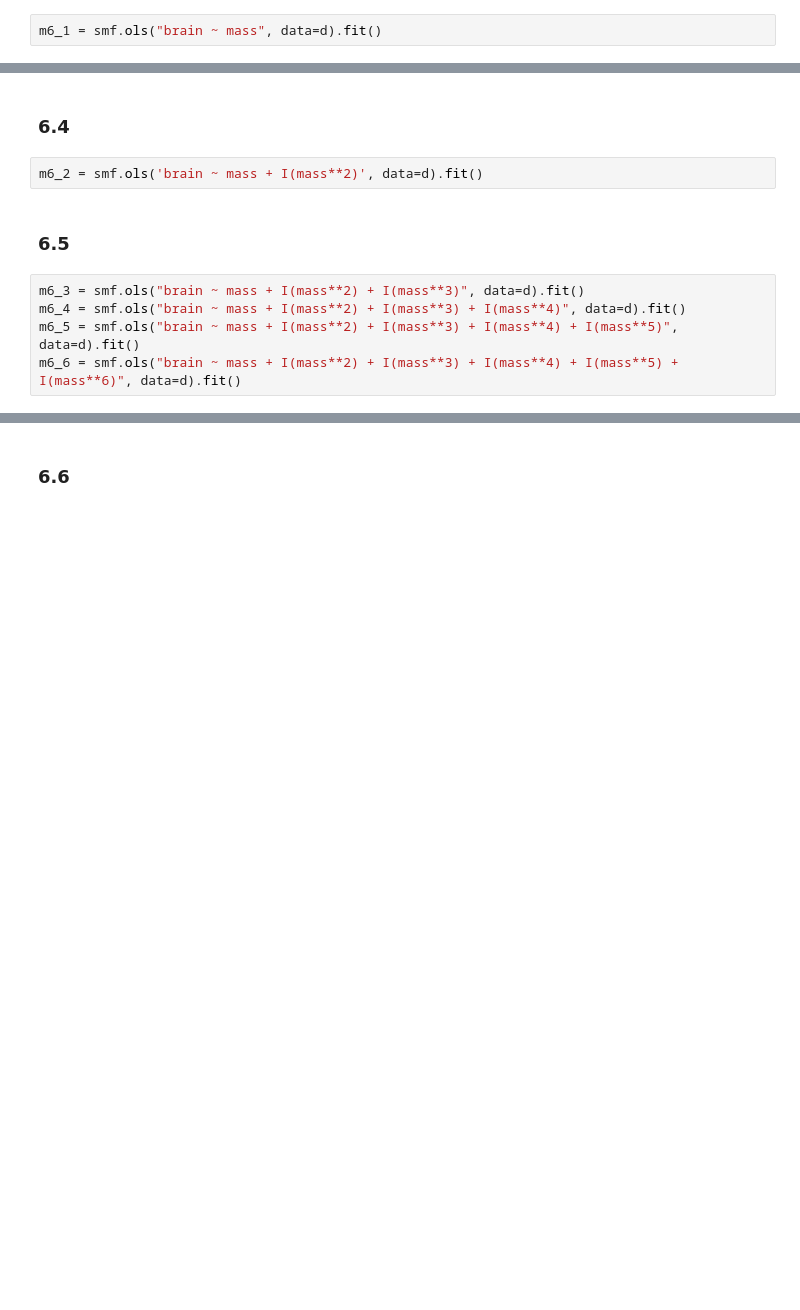
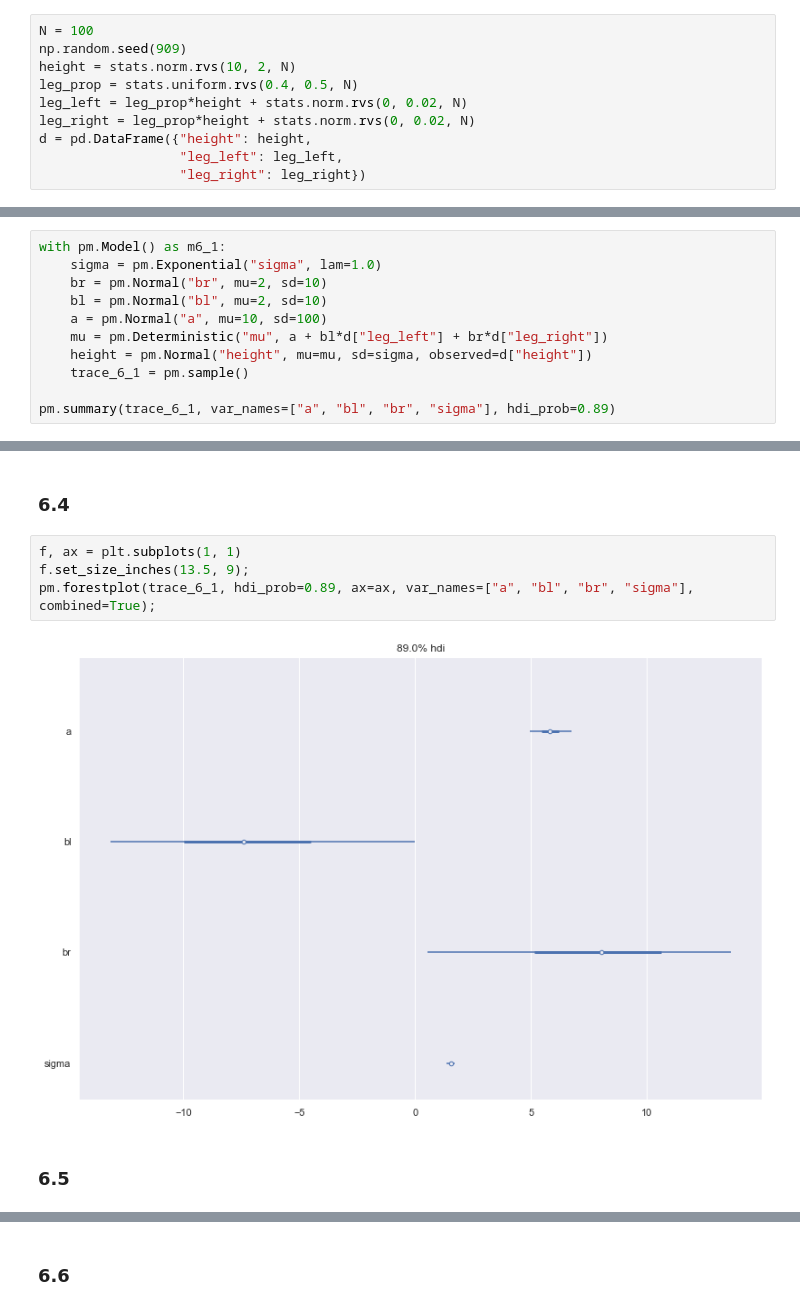
Before and after one commit to grinnbearit/statistical_rethinking, a Jupyter notebook: chapter_6.ipynb, the cells around one changed output, grey strips where cells are left out. Cells and saved outputs as stored; diff of their text form; blank space fills up the shorter version.

```diff
--- a/chapter_6.ipynb
+++ b/chapter_6.ipynb
@@ -30,6 +37,14 @@ d = pd.DataFrame({"species": sppnames,
 # %% [markdown]
 ### 6.2
-# %%
-m6_1 = smf.ols("brain ~ mass", data=d).fit()
+# %%
+N = 100
+np.random.seed(909)
+height = stats.norm.rvs(10, 2, N)
+leg_prop = stats.uniform.rvs(0.4, 0.5, N)
+leg_left = leg_prop*height + stats.norm.rvs(0, 0.02, N)
+leg_right = leg_prop*height + stats.norm.rvs(0, 0.02, N)
+d = pd.DataFrame({"height": height,
+                  "leg_left": leg_left,
+                  "leg_right": leg_right})
 # %% [markdown]
 ### 6.3
@@ -39,0 +51,11 @@ m6_1 = smf.ols("brain ~ mass", data=d).fit()
+# %%
+with pm.Model() as m6_1:
+    sigma = pm.Exponential("sigma", lam=1.0)
+    br = pm.Normal("br", mu=2, sd=10)
+    bl = pm.Normal("bl", mu=2, sd=10)
+    a = pm.Normal("a", mu=10, sd=100)
+    mu = pm.Deterministic("mu", a + bl*d["leg_left"] + br*d["leg_right"])
+    height = pm.Normal("height", mu=mu, sd=sigma, observed=d["height"])
+    trace_6_1 = pm.sample()
+
+pm.summary(trace_6_1, var_names=["a", "bl", "br", "sigma"], hdi_prob=0.89)
@@ -40,11 +73,10 @@ m6_1 = smf.ols("brain ~ mass", data=d).fit()
 # %% [markdown]
 ### 6.4
-# %%
-m6_2 = smf.ols('brain ~ mass + I(mass**2)', data=d).fit()
+# %%
+f, ax = plt.subplots(1, 1)
+f.set_size_inches(13.5, 9);
+pm.forestplot(trace_6_1, hdi_prob=0.89, ax=ax, var_names=["a", "bl", "br", "sigma"], combined=True);
+# %% [output]
+[figure, added]
 # %% [markdown]
 ### 6.5
-# %%
-m6_3 = smf.ols("brain ~ mass + I(mass**2) + I(mass**3)", data=d).fit()
-m6_4 = smf.ols("brain ~ mass + I(mass**2) + I(mass**3) + I(mass**4)", data=d).fit()
-m6_5 = smf.ols("brain ~ mass + I(mass**2) + I(mass**3) + I(mass**4) + I(mass**5)", data=d).fit()
-m6_6 = smf.ols("brain ~ mass + I(mass**2) + I(mass**3) + I(mass**4) + I(mass**5) + I(mass**6)", data=d).fit()
```
Also changed, not shown: parts of 130 cells of this notebook, 1 other file.
